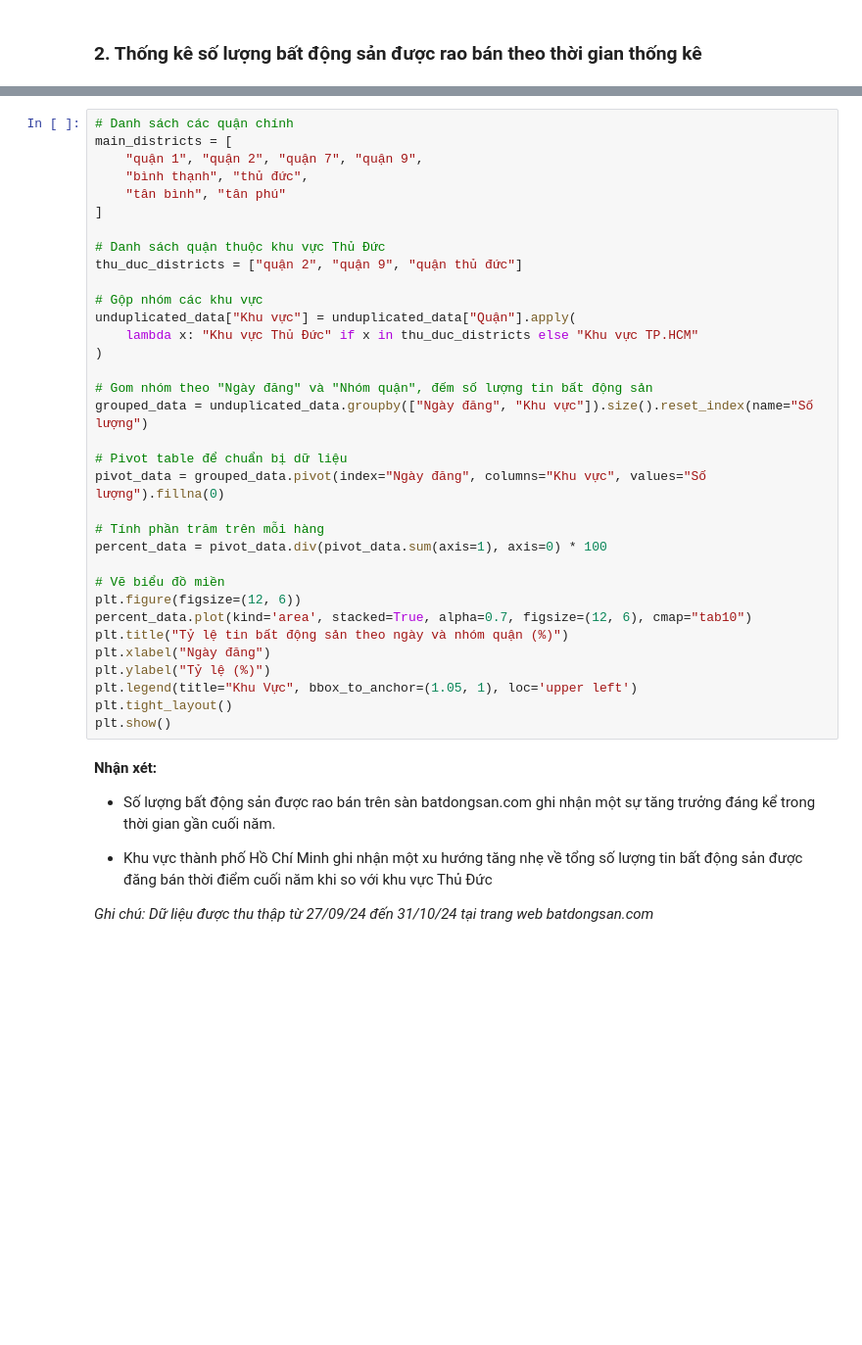
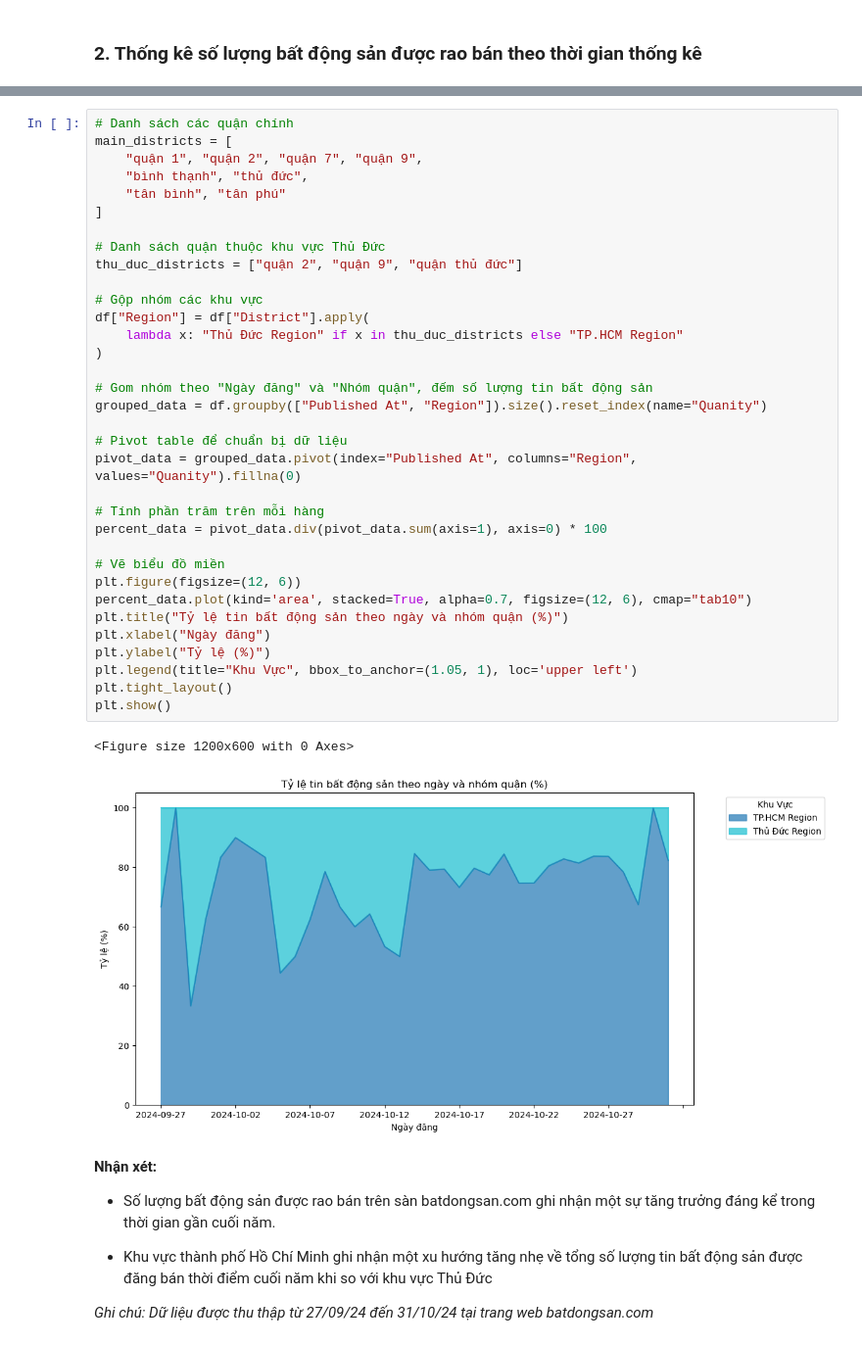
Before and after one commit to MinHien-git/NMKHDL_18127047_21127273_22127202_04, a Jupyter notebook: eda.ipynb, the cells around one changed output, grey strips where cells are left out. Shown at 98% size. Drawn from its saved outputs; the diff is of its cells as text; blank space fills up the shorter version.

```diff
--- a/eda.ipynb
+++ b/eda.ipynb
@@ -200,37 +88,40 @@ plt.show()
 # %%
 # Danh sách các quận chính
 main_districts = [
     "quận 1", "quận 2", "quận 7", "quận 9",
     "bình thạnh", "thủ đức",
     "tân bình", "tân phú"
 ]
 
 # Danh sách quận thuộc khu vực Thủ Đức
 thu_duc_districts = ["quận 2", "quận 9", "quận thủ đức"]
 
 # Gộp nhóm các khu vực
-unduplicated_data["Khu vực"] = unduplicated_data["Quận"].apply(
-    lambda x: "Khu vực Thủ Đức" if x in thu_duc_districts else "Khu vực TP.HCM"
+df["Region"] = df["District"].apply(
+    lambda x: "Thủ Đức Region" if x in thu_duc_districts else "TP.HCM Region"
 )
 
 # Gom nhóm theo "Ngày đăng" và "Nhóm quận", đếm số lượng tin bất động sản
-grouped_data = unduplicated_data.groupby(["Ngày đăng", "Khu vực"]).size().reset_index(name="Số lượng")
+grouped_data = df.groupby(["Published At", "Region"]).size().reset_index(name="Quanity")
 
 # Pivot table để chuẩn bị dữ liệu
-pivot_data = grouped_data.pivot(index="Ngày đăng", columns="Khu vực", values="Số lượng").fillna(0)
+pivot_data = grouped_data.pivot(index="Published At", columns="Region", values="Quanity").fillna(0)
 
 # Tính phần trăm trên mỗi hàng
 percent_data = pivot_data.div(pivot_data.sum(axis=1), axis=0) * 100
 
 # Vẽ biểu đồ miền
 plt.figure(figsize=(12, 6))
 percent_data.plot(kind='area', stacked=True, alpha=0.7, figsize=(12, 6), cmap="tab10")
 plt.title("Tỷ lệ tin bất động sản theo ngày và nhóm quận (%)")
 plt.xlabel("Ngày đăng")
 plt.ylabel("Tỷ lệ (%)")
 plt.legend(title="Khu Vực", bbox_to_anchor=(1.05, 1), loc='upper left')
 plt.tight_layout()
 plt.show()
+# %% [output]
+<Figure size 1200x600 with 0 Axes>
+[figure, added]
 # %% [markdown]
 **Nhận xét:**
 - Số lượng bất động sản được rao bán trên sàn batdongsan.com ghi nhận một sự tăng trưởng đáng kể trong thời gian gần cuối năm.
```
Also changed, not shown: parts of 29 cells of this notebook.
